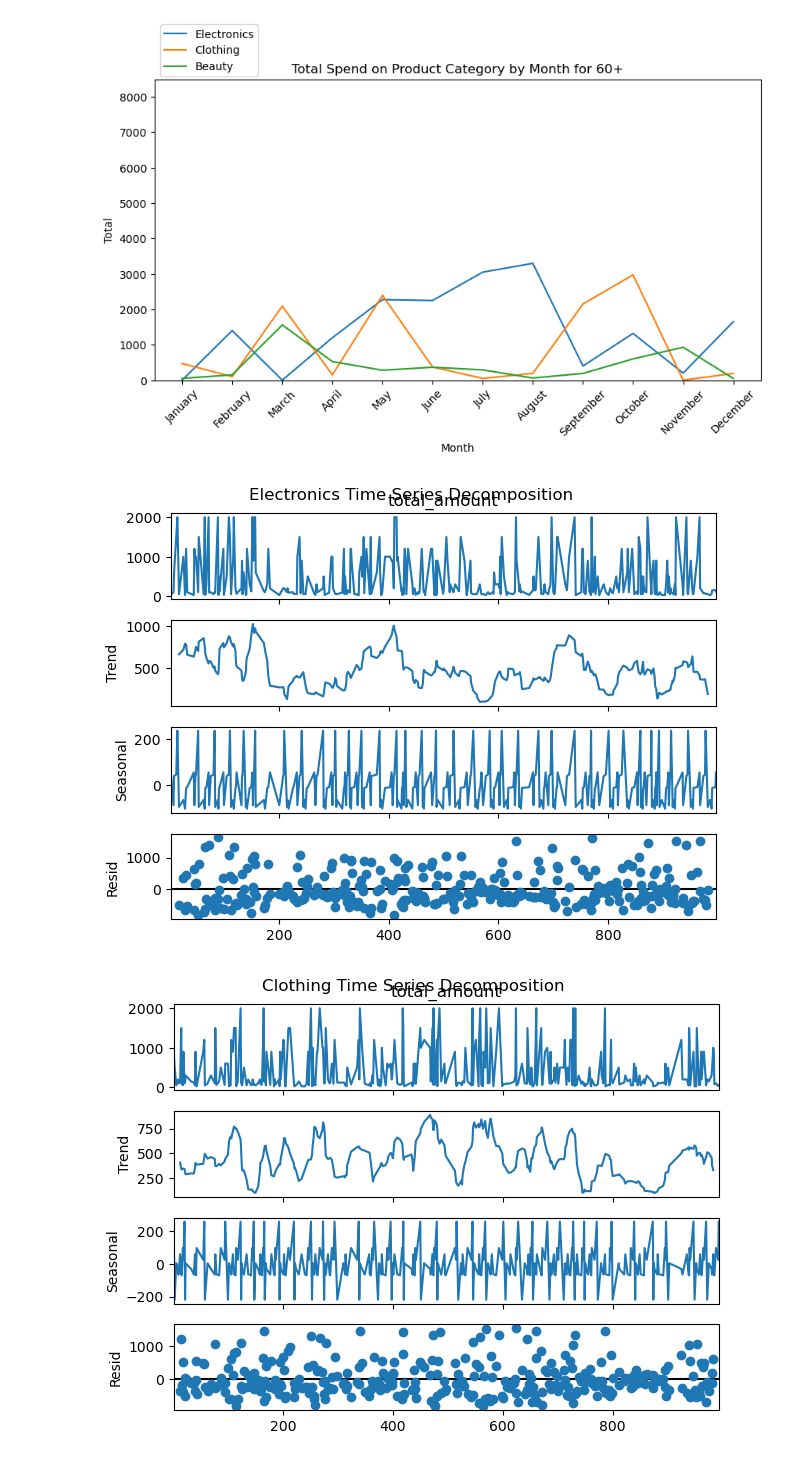
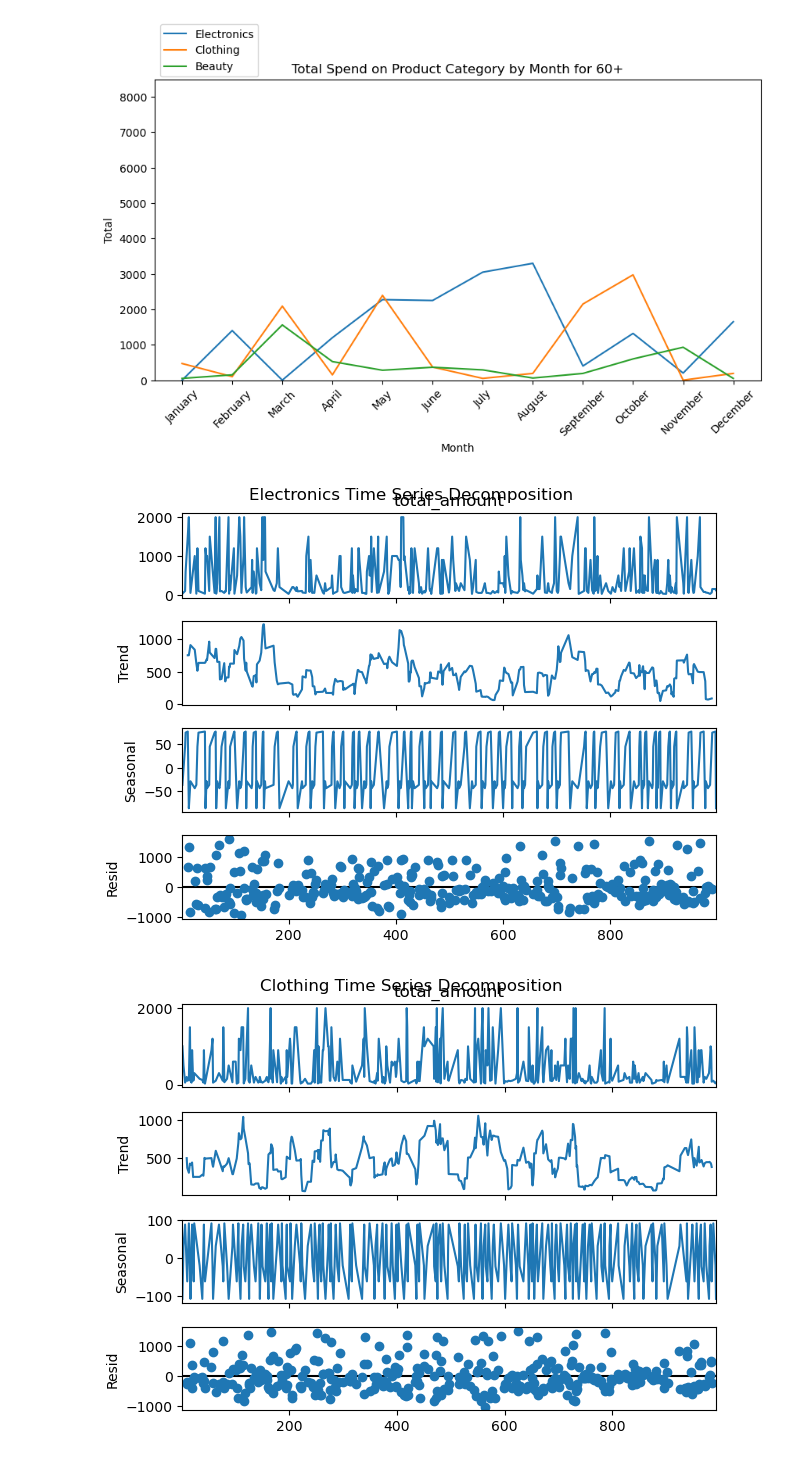
Before and after one commit to WatsonWBlair/cs667, a Jupyter notebook: Projects/EDA/data_visualization.ipynb, the cells around one changed output. Cells and saved outputs as stored; diff of their text form; code cells hidden in the pictures.

```diff
--- a/Projects/EDA/data_visualization.ipynb
+++ b/Projects/EDA/data_visualization.ipynb
@@ -334,10 +334,10 @@ for group in ageGroupOrder:
 [figure]
 # %%
 for category in ['Electronics', 'Clothing', 'Beauty']:
-    res = sm.tsa.seasonal_decompose(processedData[processedData['product_category'] == category]['total_amount'], period=10, )
+    res = sm.tsa.seasonal_decompose(processedData[processedData['product_category'] == category]['total_amount'], period=7, )
     resplot = res.plot()
     resplot.suptitle(category + ' Time Series Decomposition')
     plt.show()
 # %% [output]
-[figure, old version]
+[figure, new version]
-[figure, old version]
+[figure, new version]
```
Also changed, not shown: parts of 1 cell of this notebook, 25 other files.
